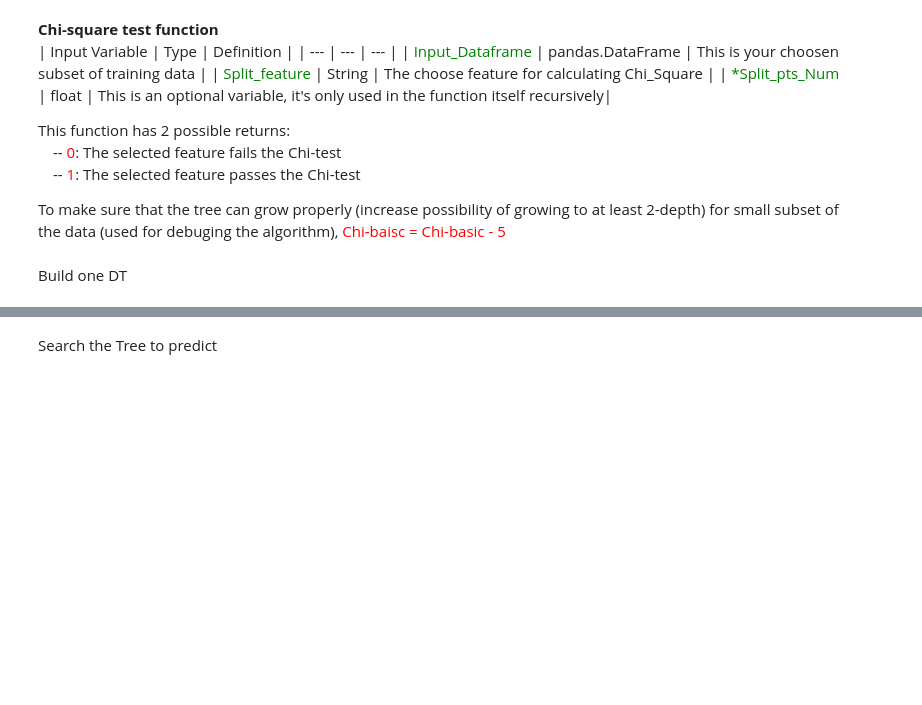
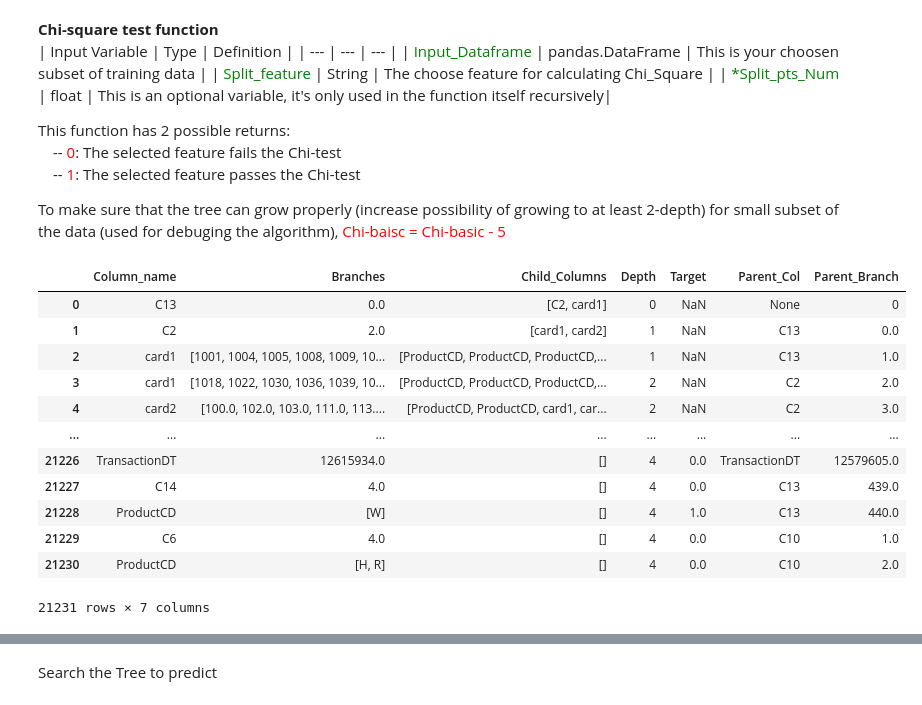
Before and after one commit to YinQingYuanQue/HM1_DT_CS529, a Jupyter notebook: HM1.ipynb, the cells around one changed output, grey strips where cells are left out. Saved outputs shown, nothing was run; the diff lists cells and outputs as text; code cells hidden in the pictures; blank space fills up the shorter version.

```diff
--- a/HM1.ipynb
+++ b/HM1.ipynb
@@ -303,5 +301,20 @@ def Chi_test(Input_Dataframe, Split_feature, *Split_pts_Num):
 # demo of Chi_test
 Chi_test(train[0:4000],'ProductCD')
 Chi_test(train[0:4000],'C1', 50)
-# %% [markdown]
-Build one DT
+# %%
+tree_df = pd.read_pickle('Tree_0.pkl')
+tree_df
+# %% [output]
+|  | Column_name | Branches | Child_Columns | Depth | Target | Parent_Col | Parent_Branch |
+| 0 | C13 | 0.0 | [C2, card1] | 0 | NaN | None | 0 |
+| 1 | C2 | 2.0 | [card1, card2] | 1 | NaN | C13 | 0.0 |
+| 2 | card1 | [1001, 1004, 1005, 1008, 1009, 10... | [ProductCD, ProductCD, ProductCD,... | 1 | NaN | C13 | 1.0 |
+| 3 | card1 | [1018, 1022, 1030, 1036, 1039, 10... | [ProductCD, ProductCD, ProductCD,... | 2 | NaN | C2 | 2.0 |
+| 4 | card2 | [100.0, 102.0, 103.0, 111.0, 113.... | [ProductCD, ProductCD, card1, car... | 2 | NaN | C2 | 3.0 |
+| ... | ... | ... | ... | ... | ... | ... | ... |
+| 21226 | TransactionDT | 12615934.0 | [] | 4 | 0.0 | TransactionDT | 12579605.0 |
+| 21227 | C14 | 4.0 | [] | 4 | 0.0 | C13 | 439.0 |
+| 21228 | ProductCD | [W] | [] | 4 | 1.0 | C13 | 440.0 |
+| 21229 | C6 | 4.0 | [] | 4 | 0.0 | C10 | 1.0 |
+| 21230 | ProductCD | [H, R] | [] | 4 | 0.0 | C10 | 2.0 |
+21231 rows × 7 columns
```
Also changed, not shown: parts of 2 cells of this notebook.
